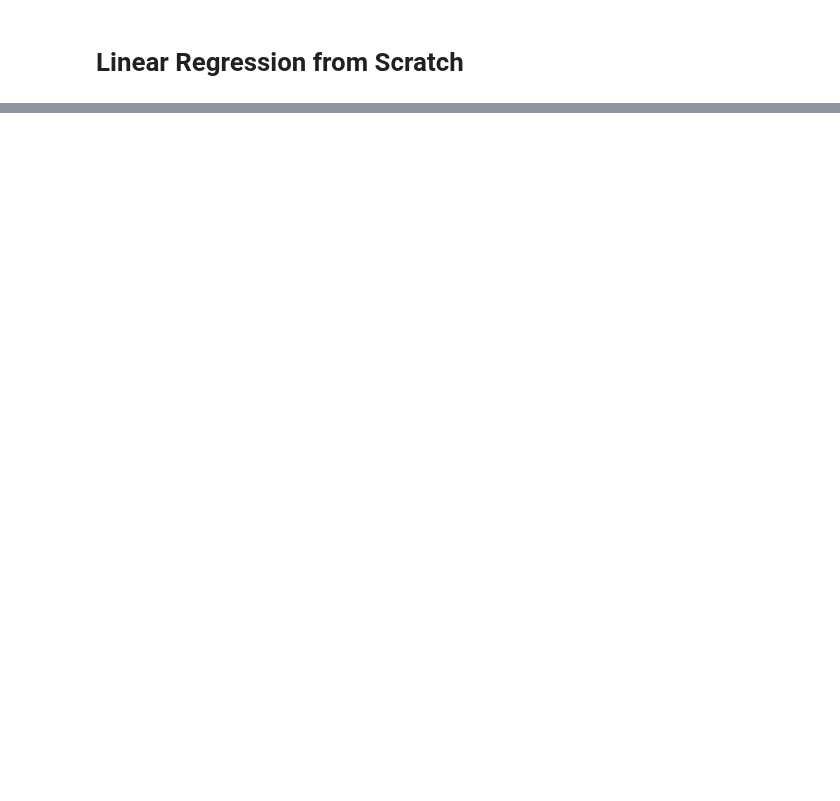
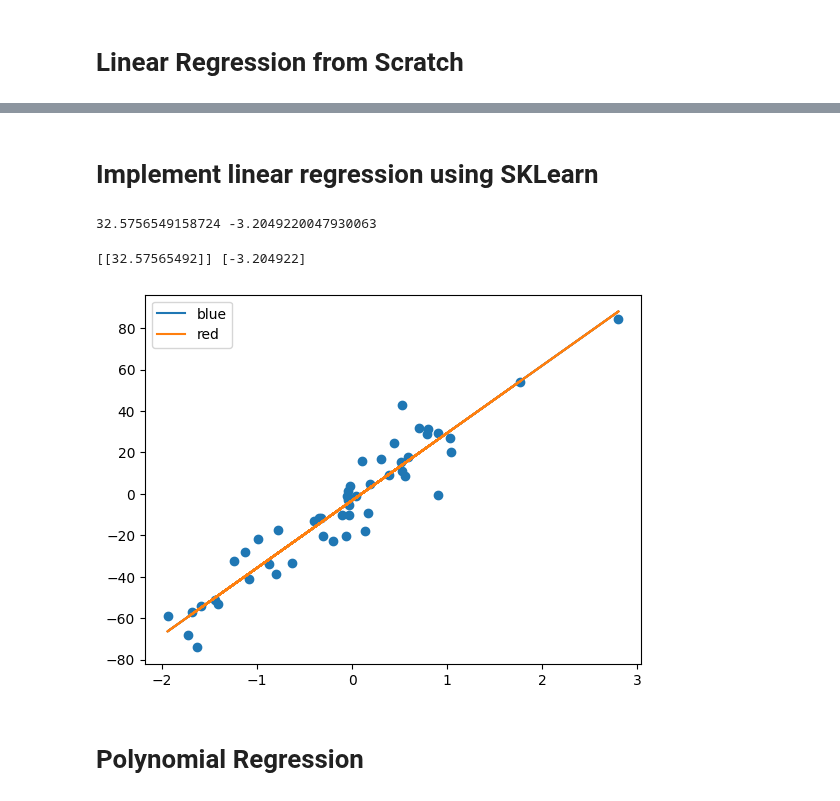
Before and after one commit to ROHIT318/python-practice, a Jupyter notebook: ml-implementation/linear_regression.ipynb, the cells around one changed output, grey strips where cells are left out. Drawn from its saved outputs; the diff is of its cells as text; code cells hidden in the pictures; blank space fills up the shorter version.

Commit message:
Completed file linear_regression.ipynb by adding both linear(scratch+sklearn) and polynomial regression.

```diff
--- a/ml-implementation/linear_regression.ipynb
+++ b/ml-implementation/linear_regression.ipynb
@@ -49,0 +79,24 @@ class manual_lr:
+# %% [markdown]
+# Implement linear regression using SKLearn
+# %%
+print(lr.coef_[0,0], lr.intercept_[0])
+# %% [output]
+32.5756549158724 -3.2049220047930063
+# %%
+from sklearn.linear_model import LinearRegression
+
+lr = LinearRegression()
+lr.fit(train_df.values[:, 0].reshape(-1,1), train_df.values[:, 1].reshape(-1,1))
+print(lr.coef_, lr.intercept_)
+
+plt.tight_layout()
+plt.scatter(train_df['feature_1'], train_df['label'])
+plt.plot(train_df['feature_1'], (slope*train_df['feature_1'] + intercept), label='blue' )
+plt.plot(train_df['feature_1'], (lr.coef_[0,0]*train_df['feature_1'] + lr.intercept_[0]), label='red' )
+plt.legend()
+plt.show()
+# %% [output]
+[[32.57565492]] [-3.204922]
+[figure, added]
+# %% [markdown]
+# Polynomial Regression
```
Also changed, not shown: parts of 8 cells of this notebook.
